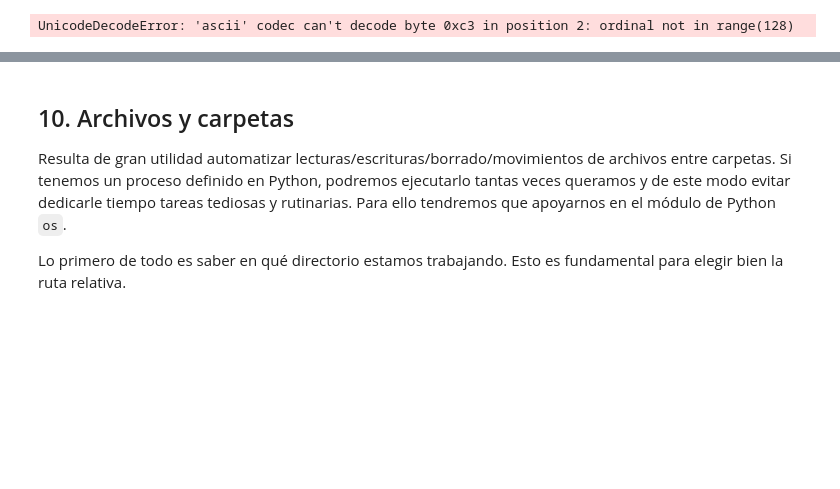
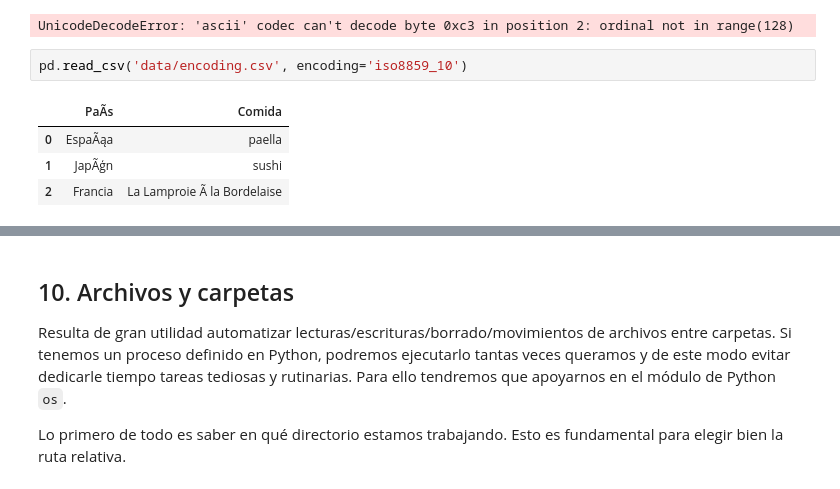
Before and after one commit to albertoromv/business_and_decision, a Jupyter notebook: 2-Ficheros/Lectura Escritura aula.ipynb, the cells around one changed output, grey strips where cells are left out. Saved outputs shown, nothing was run; the diff lists cells and outputs as text; blank space fills up the shorter version.

```diff
--- a/2-Ficheros/Lectura Escritura aula.ipynb
+++ b/2-Ficheros/Lectura Escritura aula.ipynb
@@ -718,3 +739,10 @@ Por tanto, **hay que tener claro en qué encoding está el archivo y con qué en
 pd.read_csv('data/encoding.csv', encoding = 'ascii')
 # %% [output]
 UnicodeDecodeError: 'ascii' codec can't decode byte 0xc3 in position 2: ordinal not in range(128)
+# %%
+pd.read_csv('data/encoding.csv', encoding='iso8859_10')
+# %% [output]
+|  | PaÃ­s | Comida |
+| 0 | EspaÃąa | paella |
+| 1 | JapÃģn | sushi |
+| 2 | Francia | La Lamproie Ã la Bordelaise |
```
Also changed, not shown: parts of 21 cells of this notebook.
